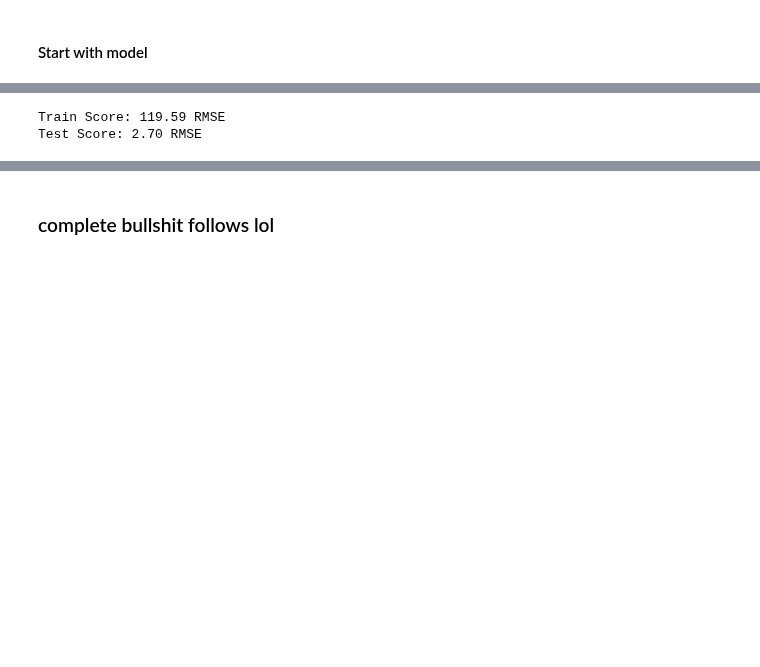
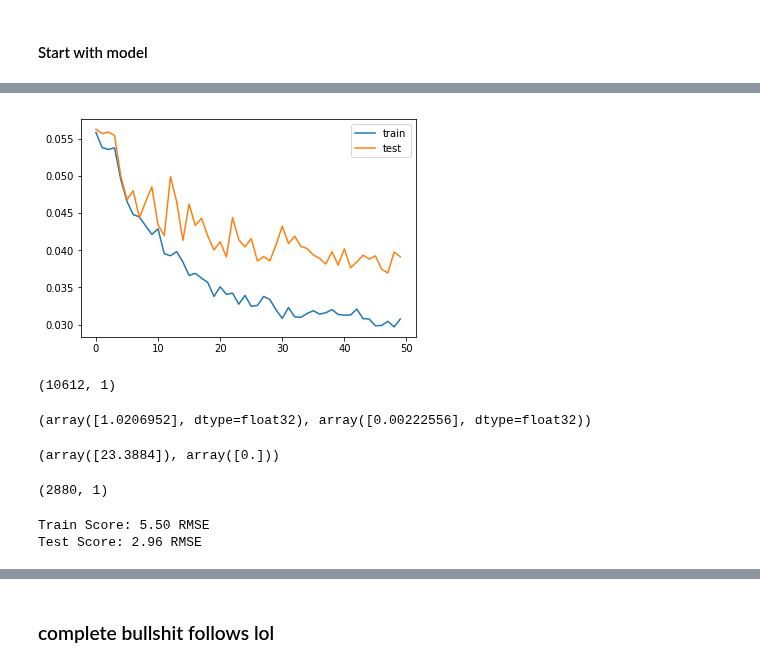
Before and after one commit to rogertian0707/jbg060, a Jupyter notebook: code/ML model/RNN pls work/NEW MODEL.ipynb, the cells around one changed output, grey strips where cells are left out. Drawn from its saved outputs; the diff is of its cells as text; code cells hidden in the pictures; blank space fills up the shorter version.

```diff
--- a/code/ML model/RNN pls work/NEW MODEL.ipynb
+++ b/code/ML model/RNN pls work/NEW MODEL.ipynb
@@ -127,0 +191,5 @@ y = y.values
+# %%
+ready_data = DropNAN(new_data_shifted)
+ready_data = ready_data.drop(['norm_rain'], axis=1)
+X, y = GetXY(ready_data)
+ready_data.head()
@@ -128,4 +251,4 @@ y = y.values
 # %%
 # split into train and test set
 # here don't shuffle the data, so should have first 80% in train and rest in test
-X_train, X_test, y_train, y_test = train_test_split(X, y, train_size=.8, test_size=.2, shuffle=False, random_state=1)
+X_train, X_test, y_train, y_test = train_test_split(X, y, train_size=.78, test_size=.22, shuffle=False, random_state=1)
@@ -132,7 +259,10 @@ X_train, X_test, y_train, y_test = train_test_split(X, y, train_size=.8, test_si
 # %%
+n_hours = 24
+n_features = 2
+
 # reshape X_train and X_test for the LSTM layer
-X_train = np.reshape(X_train, (X_train.shape[0], 1, X_train.shape[1]))
-X_test = np.reshape(X_test, (X_test.shape[0], 1, X_test.shape[1]))
+X_train = np.reshape(X_train, (X_train.shape[0], n_hours, n_features))
+X_test = np.reshape(X_test, (X_test.shape[0], n_hours, n_features))
 
 X_train.shape, X_test.shape
 # %% [output]
@@ -141,8 +275,10 @@ X_train.shape, X_test.shape
 #### Start with model
 # %%
 model = Sequential()
-model.add(LSTM(4, input_shape=(1, 74)))
+model.add(LSTM(128, input_shape=(n_hours, n_features)))
 model.add(Dense(1))
-model.compile(loss='mean_squared_error', optimizer='adam')
-model.fit(X_train, y_train, epochs=10, batch_size=1, verbose=2)
+model.compile(loss='mae', metrics = ['mse', 'mae'], optimizer='adam')
+# model.fit(X_train, y_train, epochs=10, batch_size=1, verbose=2)
+history = model.fit(X_train, y_train, epochs=50, validation_split=0.2, verbose=1, shuffle=False)
+early_stopping_monitor = EarlyStopping(monitor = 'mae', patience = 3)
 # %% [output]
@@ -167,7 +302,23 @@ Epoch 10/10
+# %%
+# plot history
+plt.plot(history.history['loss'], label='train')
+plt.plot(history.history['val_loss'], label='test')
+plt.legend()
+plt.show()
+# %% [output]
+[figure, added]
 # %%
 # make predictions
 trainPredict = model.predict(X_train)
 testPredict = model.predict(X_test)
+# %%
+trainPredict.shape
+# %% [output]
+(10612, 1)
+# %%
+max(trainPredict), min(trainPredict)
+# %% [output]
+(array([1.0206952], dtype=float32), array([0.00222556], dtype=float32))
 # %%
 # invert predictions
 
@@ -183,9 +334,19 @@ testY = scaler.inverse_transform([y_test2])
+# %%
+# trainPredict2 = scaler.inverse_transform(trainPredict)
+# max(trainPredict2), min(trainPredict2)
+max(trainY), min(trainY)
+# %% [output]
+(array([23.3884]), array([0.]))
+# %%
+testY.shape
+# %% [output]
+(2880, 1)
 # %%
 # calculate root mean squared error
-trainScore = math.sqrt(mean_squared_error(trainY[0], trainPredict[:,0]))
+trainScore = math.sqrt(mean_squared_error(trainY[:,0], trainPredict[:,0]))
 print('Train Score: %.2f RMSE' % (trainScore))
-testScore = math.sqrt(mean_squared_error(testY[0], testPredict[:,0]))
+testScore = math.sqrt(mean_squared_error(testY[:,0], testPredict[:,0]))
 print('Test Score: %.2f RMSE' % (testScore))
 # %% [output]
-Train Score: 119.59 RMSE
-Test Score: 2.70 RMSE
+Train Score: 5.50 RMSE
+Test Score: 2.96 RMSE
```
Also changed, not shown: parts of 29 cells of this notebook.
